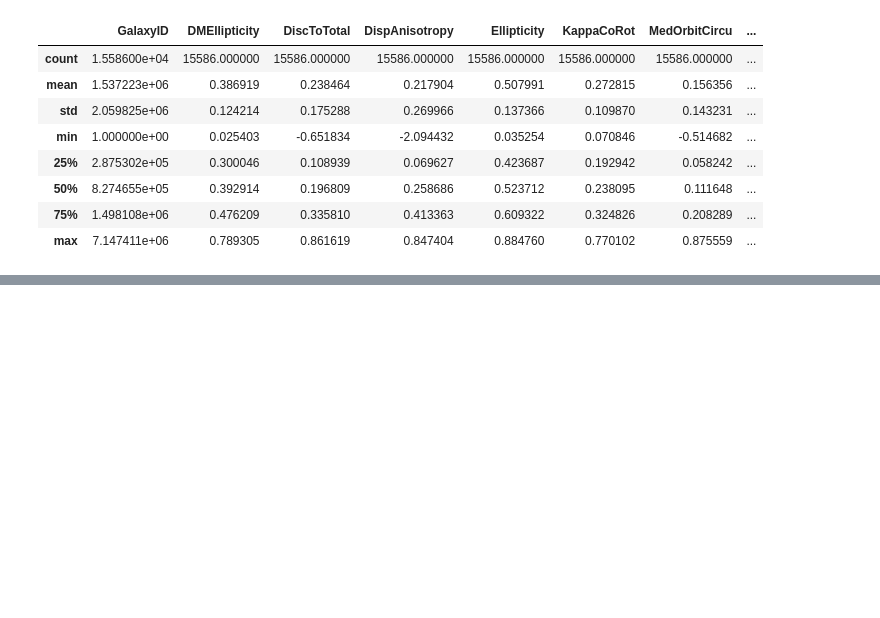
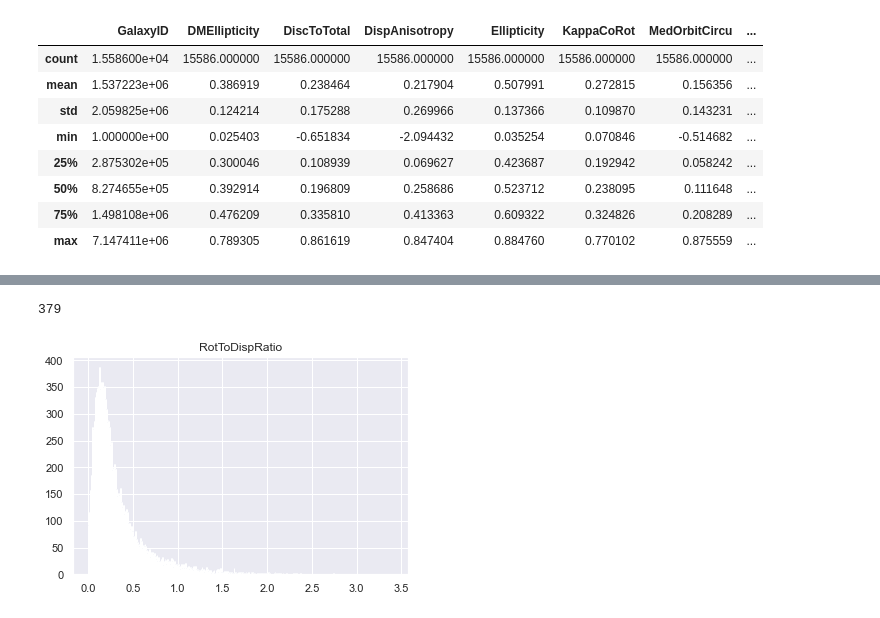
Before and after one commit to MariaPaulaRojas/RECA-internship, a Jupyter notebook: Analysis/Figure1.ipynb, the cells around one changed output, grey strips where cells are left out. Saved outputs shown, nothing was run; the diff lists cells and outputs as text; code cells hidden in the pictures; blank space fills up the shorter version.

```diff
--- a/Analysis/Figure1.ipynb
+++ b/Analysis/Figure1.ipynb
@@ -61,0 +101,8 @@ df.describe()
+# %%
+b=round(df.shape[0]/40)
+print(b)
+df.hist(column='RotToDispRatio', bins=b)
+plt.show()
+# %% [output]
+379
+[figure, added]
```
Also changed, not shown: parts of 14 cells of this notebook.
